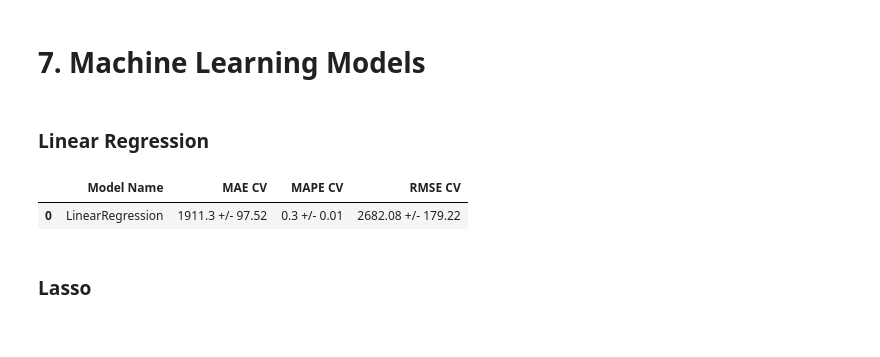
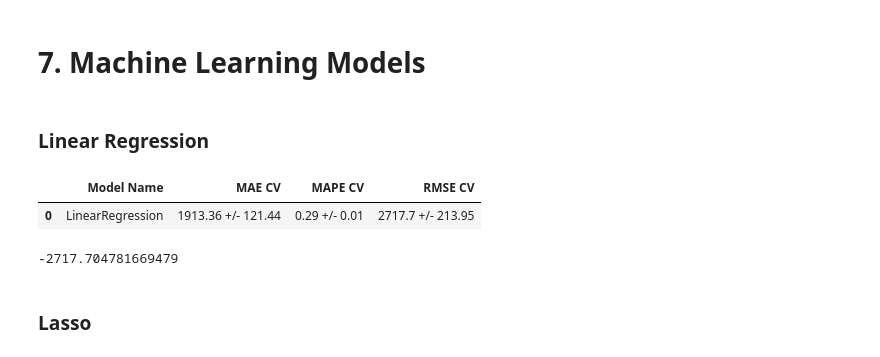
Before and after one commit to lucasstelm/rossman_sales, a Jupyter notebook: notebooks/rossman_sales_prediction.ipynb, the cells around one changed output. Cells and saved outputs as stored; diff of their text form; code cells hidden in the pictures.

```diff
--- a/notebooks/rossman_sales_prediction.ipynb
+++ b/notebooks/rossman_sales_prediction.ipynb
@@ -226,9 +346,8 @@ assortment_encoder = FunctionTransformer(encode_assortment, feature_names_out='o
 # %%
-features_transformer = ColumnTransformer(
+column_transformer = ColumnTransformer(
     transformers=[
-        ("passthrough_columns", 'passthrough', ['store', 'promo', 'competition_open_since_month', 'competition_open_since_year', 'promo2', 'promo2_since_week', 'promo2_since_year']),
-        ("store_type_encoding", OneHotEncoder(sparse=False), ['store_type']),
-        ("assortment_encoding", assortment_encoder, ['assortment']),
+        ('passthrough', 'passthrough', ['store', 'promo', 'assortment', 'school_holiday', 'promo2', 'promo_interval', 'is_weekend']),
+        ("categorical_encoding", OneHotEncoder(sparse=False), ['store_type', 'state_holiday']),
         ("day_of_week_sin", sin_transformer(7), ['day_of_week']),
         ("day_of_week_cos", cos_transformer(7), ['day_of_week']),
         ("month_sin", sin_transformer(12), ["month"]),
@@ -237,6 +356,6 @@ features_transformer = ColumnTransformer(
         ("day_of_month_cos", cos_transformer(30), ['day']),
         ("week_of_year_sin", sin_transformer(52), ['week_of_year']),
         ("week_of_year_cos", cos_transformer(52), ['week_of_year']),
-        ("num_scaling", RobustScaler(), ['competition_distance', 'competition_time_month', 'promo_time_week'])
+        ("num_scaling", RobustScaler(), ['competition_distance', 'months_since_competition_opened', 'weeks_since_promo2_started'])
     ],
     remainder='drop')
@@ -246,13 +367,12 @@ features_transformer = ColumnTransformer(
 ### Linear Regression
 # %%
 # model
-lr = LinearRegression()
-tlr = TransformedTargetRegressor(regressor=LinearRegression(), func=np.log1p, inverse_func=np.expm1)
-lr_pipeline = make_pipeline(clean_df_transformer, add_features_transformer, features_transformer, tlr)
+lr = TransformedTargetRegressor(regressor=LinearRegression(), func=np.log1p, inverse_func=np.expm1)
+lr_pipeline = make_pipeline(clean_df_transformer, add_features_transformer, column_transformer, lr)
 
 # performance
-lr_result_cv = cross_validation(df, 5, 'LinearRegression', tlr_pipeline, verbose=False)
+lr_result_cv = cross_validation(df, 5, 'LinearRegression', lr_pipeline, verbose=False)
 lr_result_cv
 # %% [output]
 |  | Model Name | MAE CV | MAPE CV | RMSE CV |
-| 0 | LinearRegression | 1911.3 +/- 97.52 | 0.3 +/- 0.01 | 2682.08 +/- 179.22 |
+| 0 | LinearRegression | 1913.36 +/- 121.44 | 0.29 +/- 0.01 | 2717.7 +/- 213.95 |
@@ -258,0 +381,4 @@ lr_result_cv
+# %%
+scores.mean()
+# %% [output]
+-2717.704781669479
```
Also changed, not shown: parts of 33 cells of this notebook.
